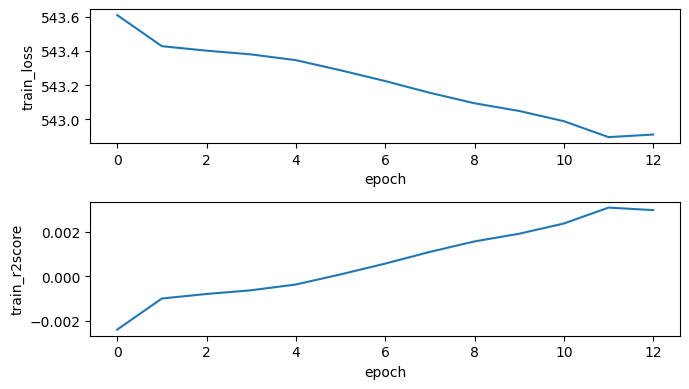
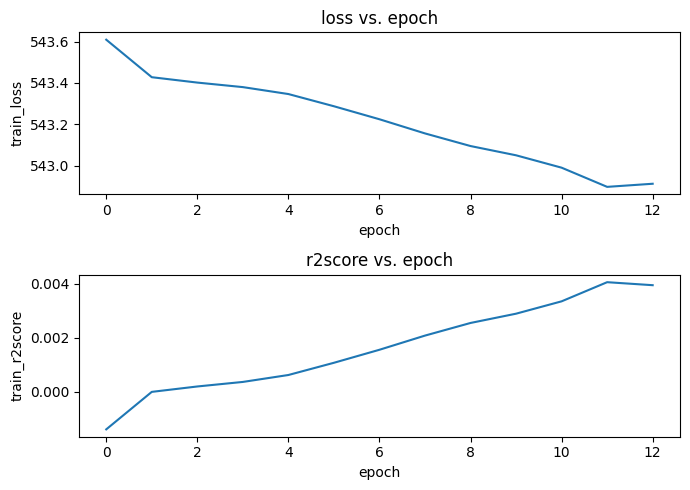
Code edit (unified diff) that turned the first committed figure into the second:
--- before
+++ after
@@ -19,6 +19,5 @@
             torch.nn.Linear(in_features=256, out_features=64),
             torch.nn.ReLU(),
-            torch.nn.Linear(in_features=64, out_features=latent_dim)
-        )
+            torch.nn.Linear(in_features=64, out_features=latent_dim))
 
     def forward(self, x):
@@ -35,6 +34,5 @@
             torch.nn.Linear(in_features=256, out_features=28*28),
             torch.nn.Sigmoid(),
-            torch.nn.Unflatten(dim=1, unflattened_size=(28, 28))
-        )
+            torch.nn.Unflatten(dim=1, unflattened_size=(28, 28)))
 
     def forward(self, z):
@@ -66,13 +64,17 @@
 
         loss = self._compute_loss(x=x, x_hat=x_hat)
-        self.log('train_loss', loss, on_step=False, on_epoch=True,
-            sync_dist=True)
+        self.log(name='train_loss', value=loss,
+            on_step=False, on_epoch=True, sync_dist=True)
 
-        self.r2score.update(preds=x_hat.view(x_hat.size(0), -1),
-            target=x.view(x.size(0), -1))
-        self.log('train_r2score', self.r2score, on_step=False,
-            on_epoch=True, sync_dist=True)
+        self.r2score.update(preds=x_hat.view(-1), target=x.view(-1))
+        self.log(name='train_r2score', value=self.r2score,
+            on_step=False, on_epoch=True, sync_dist=True)
 
         return loss
+
+latent_dim = 2
+encoder = Encoder(latent_dim=latent_dim)
+decoder = Decoder(latent_dim=latent_dim)
+model = AutoEncoder(encoder=encoder, decoder=decoder)
 
 class SyntheticDataModule(pl.LightningDataModule):
@@ -86,36 +88,25 @@
 
     def train_dataloader(self):
-        return torch.utils.data.DataLoader(
-            dataset=self.ds_train, batch_size=32, shuffle=True,
-            pin_memory=False, num_workers=cpus
-        )
+        return torch.utils.data.DataLoader(dataset=self.ds_train,
+            batch_size=32, shuffle=True, num_workers=cpus)
+
+data_train = torch.rand(size=(1000, 28, 28))
+datamodule = SyntheticDataModule(data_train=data_train)
 
 timer_callback = pl.callbacks.Timer()
 
 checkpoint_callback = pl.callbacks.ModelCheckpoint(
-    monitor='train_r2score', mode='max', dirpath='./ckpt/path/'
-)
+    monitor='train_r2score', mode='max', dirpath='./ckpt/path/')
 
 early_stopping_callback = pl.callbacks.EarlyStopping(
-    monitor='train_r2score', mode='max', patience=1,
-    check_on_train_epoch_end=True
-)
+    monitor='train_r2score', mode='max', patience=1)
 
-csv_logger = pl.loggers.CSVLogger(save_dir='./logs/', name='autoencoder')
+csv_logger = pl.loggers.CSVLogger(save_dir='./logs/', name='AutoEncoder')
 
-trainer = pl.Trainer(max_epochs=20, accelerator='auto',
-    logger=csv_logger, enable_progress_bar=False, log_every_n_steps=1,
-    callbacks=[timer_callback, checkpoint_callback, early_stopping_callback]
-)
+trainer = pl.Trainer(max_epochs=20, accelerator='auto', logger=csv_logger,
+    enable_progress_bar=False, callbacks=[
+        timer_callback, checkpoint_callback, early_stopping_callback])
 
 if __name__ == '__main__':
-    latent_dim = 2
-    encoder = Encoder(latent_dim=latent_dim)
-    decoder = Decoder(latent_dim=latent_dim)
-    model = AutoEncoder(encoder=encoder, decoder=decoder)
-
-    data_train = torch.rand(size=(1000, 28, 28))
-    datamodule = SyntheticDataModule(data_train=data_train)
-
     trainer.fit(model=model, datamodule=datamodule)
 
@@ -126,14 +117,14 @@
 df_metrics = pd.read_csv(metrics_path)
 
-fig, axes = plt.subplots(nrows=2, ncols=1, figsize=(7, 4))
-for ax, y in zip(axes, ['train_loss', 'train_r2score']):
-    sns.lineplot(ax=ax, data=df_metrics, x='epoch', y=y)
-fig.tight_layout()
-fig.show()
+fig, axes = plt.subplots(nrows=2, ncols=1, figsize=(7, 5))
+for ax, m in zip(axes, ['loss', 'r2score']):
+    ax.set_title(label=f'{m} vs. epoch')
+    sns.lineplot(ax=ax, data=df_metrics, x='epoch', y=f'train_{m}')
+plt.tight_layout()
+plt.show()
 
 model = AutoEncoder.load_from_checkpoint(
     checkpoint_path=checkpoint_callback.best_model_path,
-    encoder=encoder, decoder=decoder
-)
+    encoder=encoder, decoder=decoder)
 
 x_sample = torch.rand(size=(1, 28, 28))

Commit: update train autoencoder